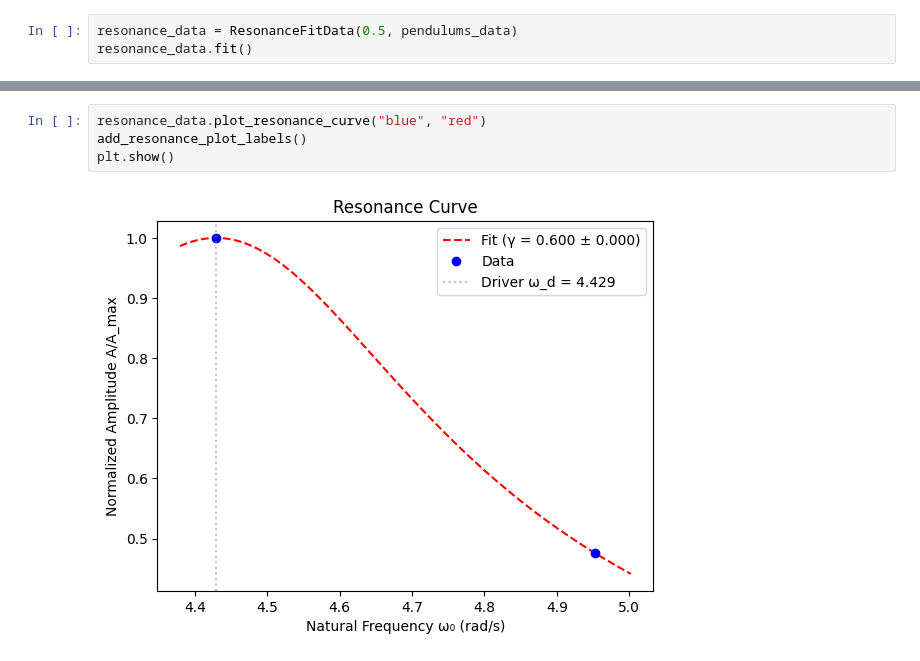
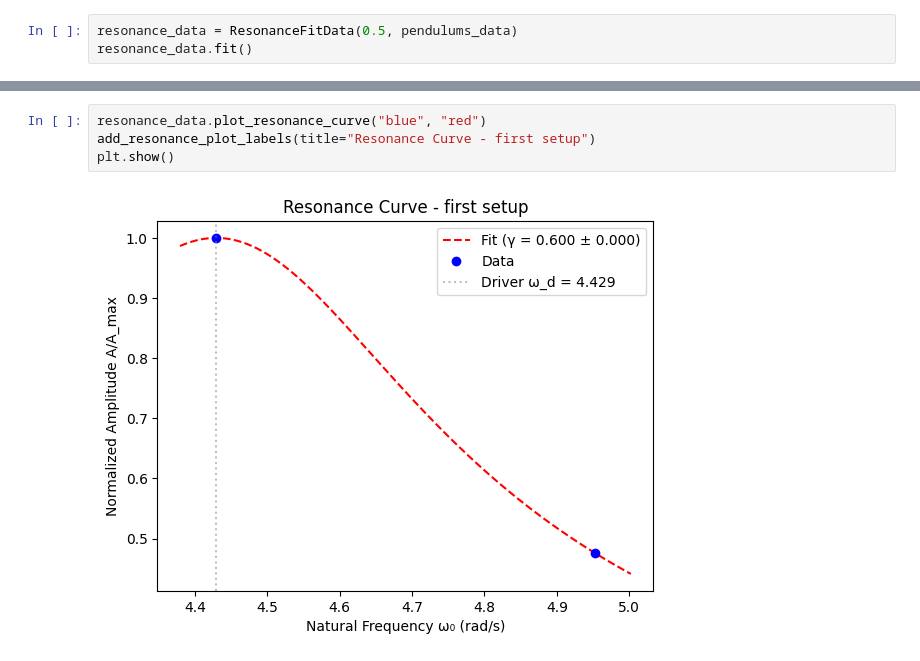
Before and after one commit to kij1n/physics-data-analysis, a Jupyter notebook: sessions/session2.ipynb, the cells around one changed output, grey strips where cells are left out. Cells and saved outputs as stored; diff of their text form.

```diff
--- a/sessions/session2.ipynb
+++ b/sessions/session2.ipynb
@@ -43,6 +43,6 @@ Gamma: 0.5997 ± 0.0000
 # %%
 resonance_data.plot_resonance_curve("blue", "red")
-add_resonance_plot_labels()
+add_resonance_plot_labels(title="Resonance Curve - first setup")
 plt.show()
 # %% [output]
-[figure, old version]
+[figure, new version]
```
Also changed, not shown: parts of 2 cells of this notebook, 1 other file.
